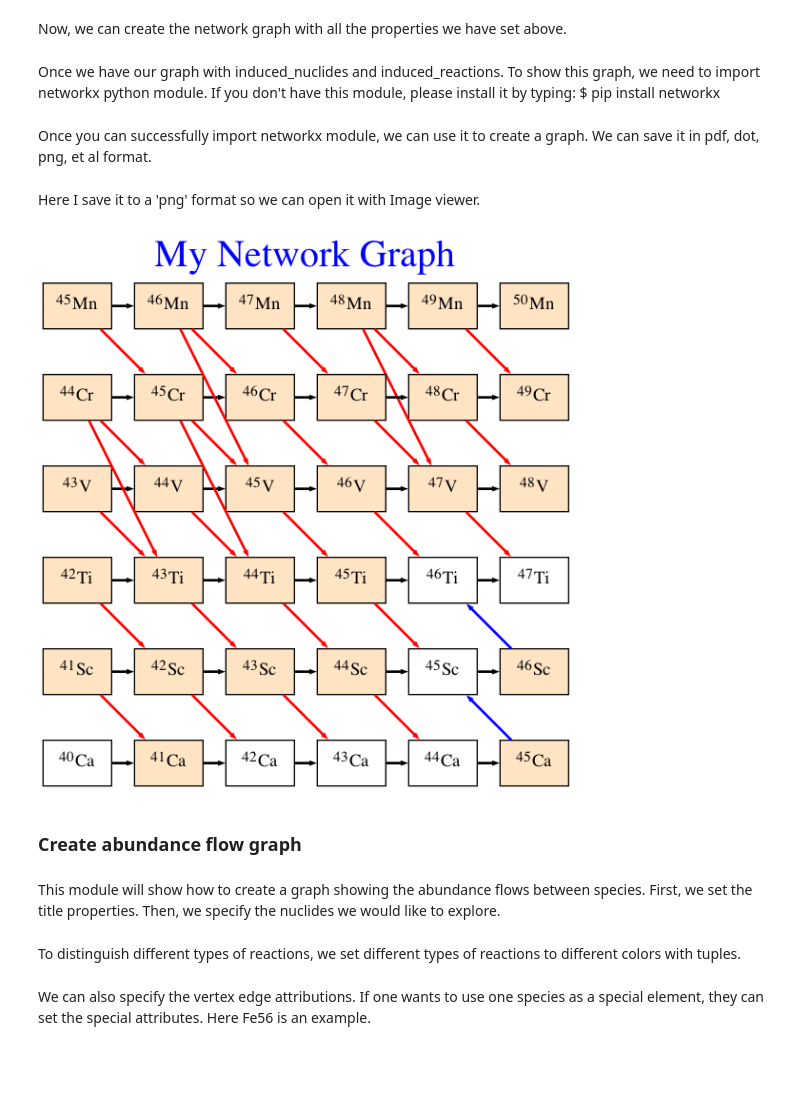
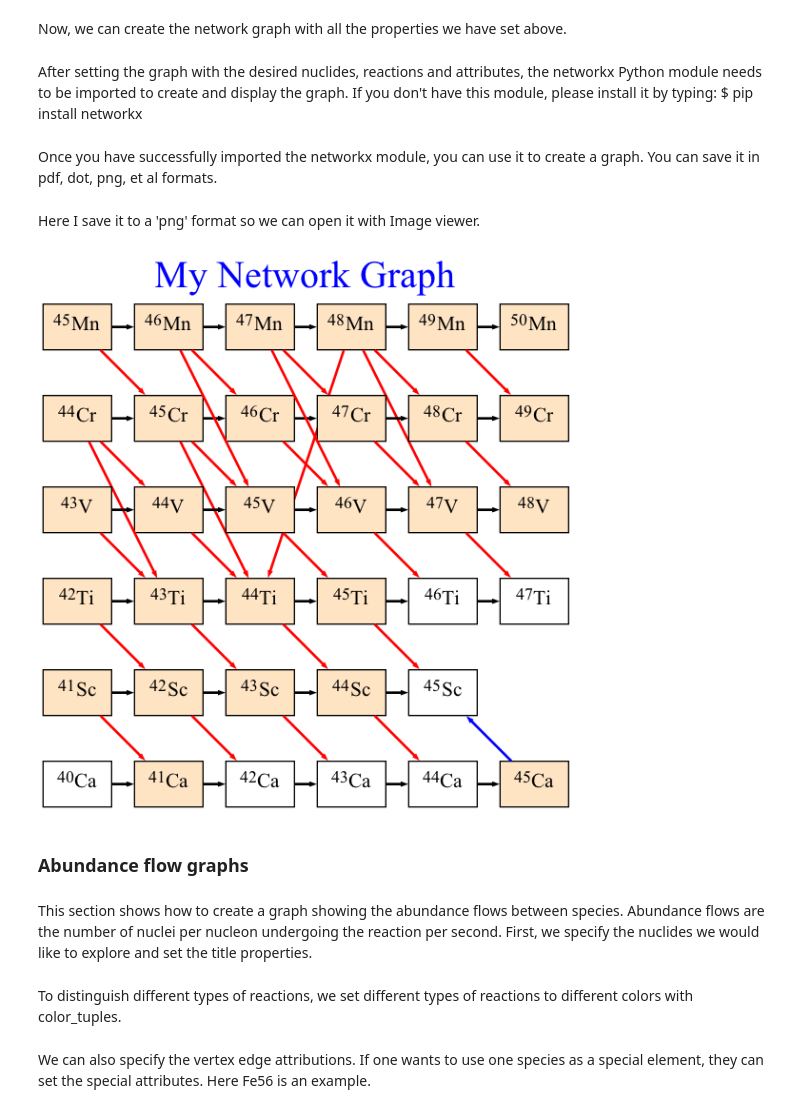
Before and after one commit to mbradle/wnnet, a Jupyter notebook: tutorial/wnnet_tutorial.ipynb, the cells around one changed output. Drawn from its saved outputs; the diff is of its cells as text; code cells hidden in the pictures; blank space fills up the shorter version.

```diff
--- a/tutorial/wnnet_tutorial.ipynb
+++ b/tutorial/wnnet_tutorial.ipynb
@@ -424,10 +448,10 @@ my_graph = wg.create_network_graph(
     special_node_attributes=special_attributes,
 )
 # %% [markdown]
-Once we have our graph with induced_nuclides and induced_reactions. To show this graph, we need to import networkx python module. If you don't have this module, please install it by typing:
+After setting the graph with the desired nuclides, reactions and attributes, the networkx Python module needs to be imported to create and display the graph.  If you don't have this module, please install it by typing:
 $ pip install networkx
 # %% [markdown]
-Once you can successfully import networkx module, we can use it to create a graph. We can save it in pdf, dot, png, et al format.
+Once you have successfully imported the networkx module, you can use it to create a graph. You can save it in pdf, dot, png, et al formats.
 # %%
 import networkx as nx
 A = nx.nx_agraph.to_agraph(my_graph)
@@ -438,14 +461,13 @@ A.draw('test-net.png')
 Here I save it to a 'png' format so we can open it with Image viewer.
 # %%
 from IPython.display import Image
-fig = Image(filename=('./test-net.png'))
-fig
+Image(filename=('./net.png'))
 # %% [output]
-[figure, old version]
+[figure, new version]
-# %% [markdown]
-### Create abundance flow graph
+# %% [markdown]
+### Abundance flow graphs
 # %% [markdown]
-This module will show how to create a graph showing the abundance flows between species. First, we set the title properties. Then, we specify the nuclides we would like to explore.
+This section shows how to create a graph showing the abundance flows between species. Abundance flows are the number of nuclei per nucleon undergoing the reaction per second.  First, we specify the nuclides we would like to explore and set the title properties.
 # %%
 induced_nuc_xpath = "[z >= 24 and a - z >= 25 and z <= 30 and a - z <= 35]"
 graph_attributes = {
@@ -454,7 +476,7 @@ graph_attributes = {
     "fontcolor": "blue",
 }
 # %% [markdown]
-To distinguish different types of reactions, we set different types of reactions to different colors with tuples.
+To distinguish different types of reactions, we set different types of reactions to different colors with color_tuples.
 # %%
 color_tuples = [
     ("[(reactant = 'h1' and product = 'n') or (reactant = 'n' and product = 'h1')]", "green",),
```
Also changed, not shown: parts of 96 cells of this notebook, 3 other files.
